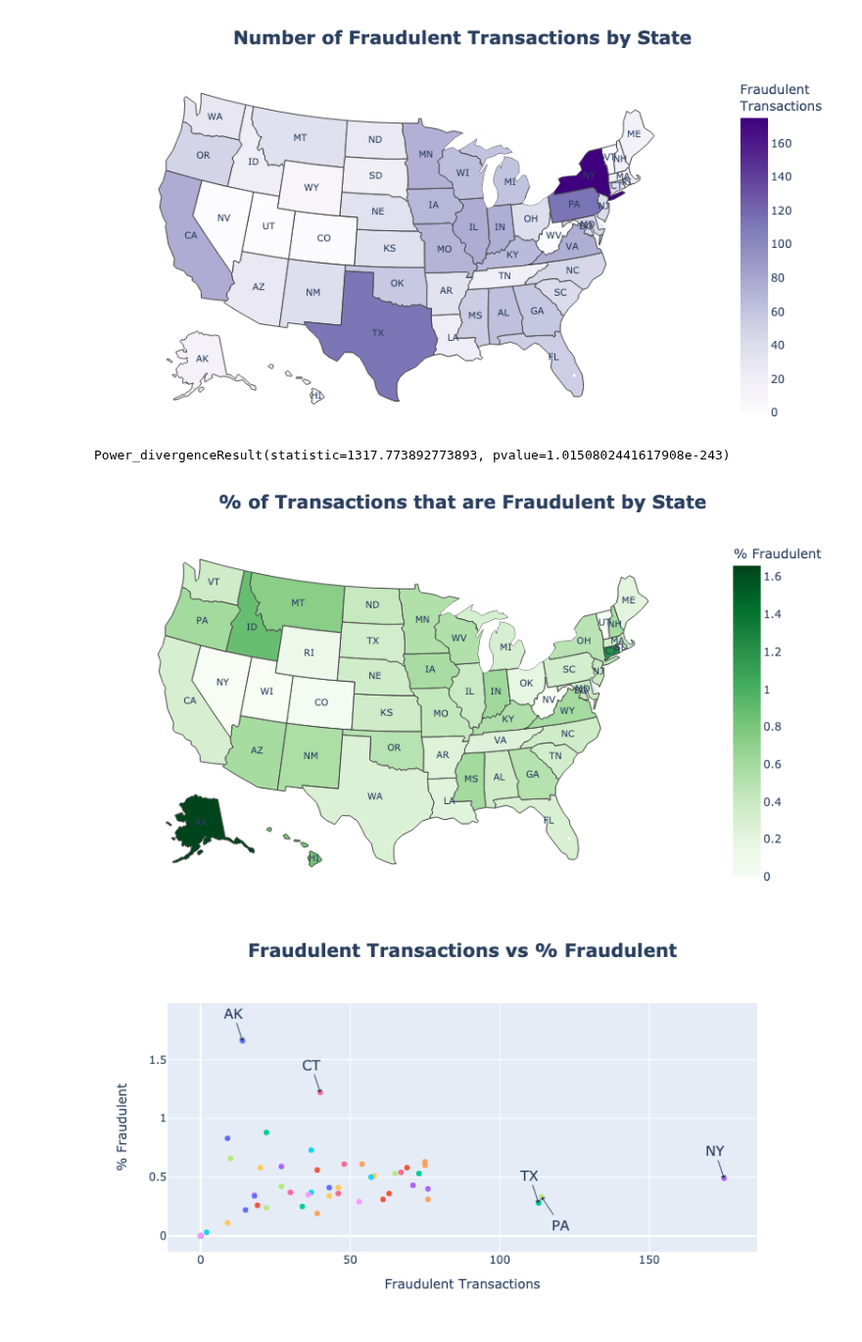
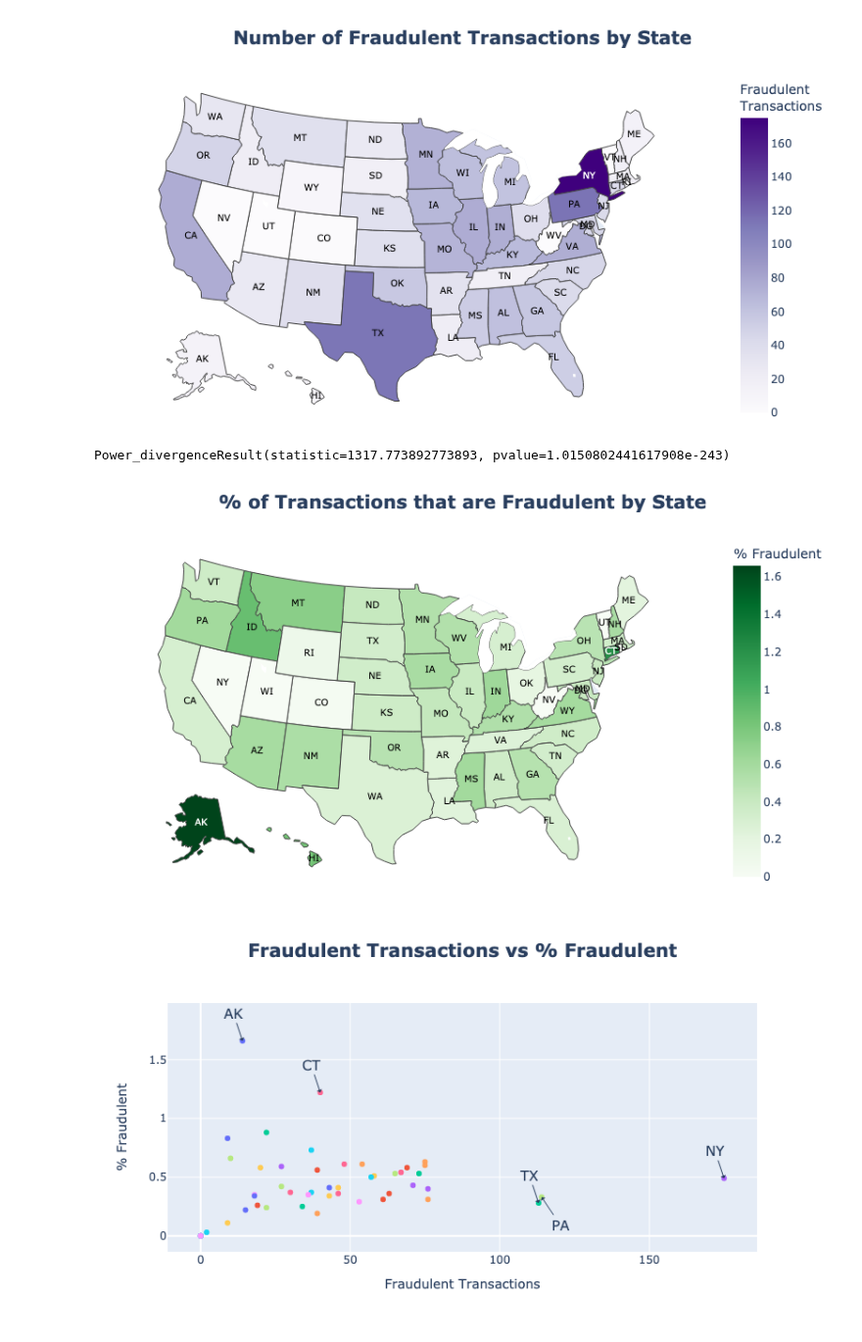
Before and after one commit to Mohammed-a-ali01/Project-1, a Jupyter notebook: locanalysis.ipynb, the cells around one changed output. Shown at 98% size. Saved outputs shown, nothing was run; the diff lists cells and outputs as text; code cells hidden in the pictures.

```diff
--- a/locanalysis.ipynb
+++ b/locanalysis.ipynb
@@ -45,12 +45,14 @@ map = px.choropleth(state_fraud,
                     width=800,
                     height=450
 )
+colors = ["white" if state == "NY" else "black" for state in state_fraud["state"]]
 map.add_scattergeo(locations=state_fraud["state"],
                    locationmode="USA-states",
                    text=state_fraud["state"],
-                   mode='text',
+                   mode="text",
                    hoverinfo="skip",
-                   textfont_size=10
+                   textfont=dict(size=10,
+                                 color=colors)
 )
 map.update_layout(title_font_size=20,
                   title_x=0.5,
@@ -62,9 +64,9 @@ map.update_layout(title_font_size=20,
                   )
 )
 map.write_image("Images/daniel-1.png")
-display(Image('Images/daniel-1.png'))
+display(Image("Images/daniel-1.png"))
 # %% [output]
-[figure, old version]
+[figure, new version]
 # %%
 # Chi-square analysis
 expected = total_fraud/state_fraud["state"].nunique()
@@ -85,36 +87,38 @@ merge_fraud["percent"]=round(merge_fraud["fraud_trans"]/merge_fraud["total_trans
 # %%
 # Create a second choropleth map to show the % of transactions that are fraudulent by State
 map2 = px.choropleth(merge_fraud,
                     locations= merge_fraud["state"],
                     locationmode= "USA-states",
                     color= merge_fraud["percent"],
                     scope= "usa",
                     color_continuous_scale= "greens",
                     labels={"percent": "% Fraudulent"},
                     title= "<b>% of Transactions that are Fraudulent by State",
                     width=800,
                     height=450
 )
+colors = ['white' if state in ["AK","CT"] else "black" for state in state_fraud["state"]]
 map2.add_scattergeo(locations=merge_fraud["state"],
                    locationmode="USA-states",
                    text=state_fraud["state"],
-                   mode='text',
+                   mode="text",
                    hoverinfo="skip",
-                   textfont_size=10
+                   textfont=dict(size=10,
+                                 color=colors)
 )
 map2.update_layout(title_font_size=20,
                   title_x=0.5,
                   margin = dict(l=0,
                                 r=0,
                                 b=10,
                                 t=60,
                                 autoexpand=True
                   )
 )
 map2.write_image("Images/daniel-3.png")
-display(Image('Images/daniel-3.png'))
+display(Image("Images/daniel-3.png"))
 # %% [output]
-[figure, old version]
+[figure, new version]
 # %%
 # Create a Scatterplot to show the comparison between the results of both maps
 scatter = px.scatter(x= merge_fraud["fraud_trans"],
```
Also changed, not shown: parts of 3 cells of this notebook, 3 other files.
